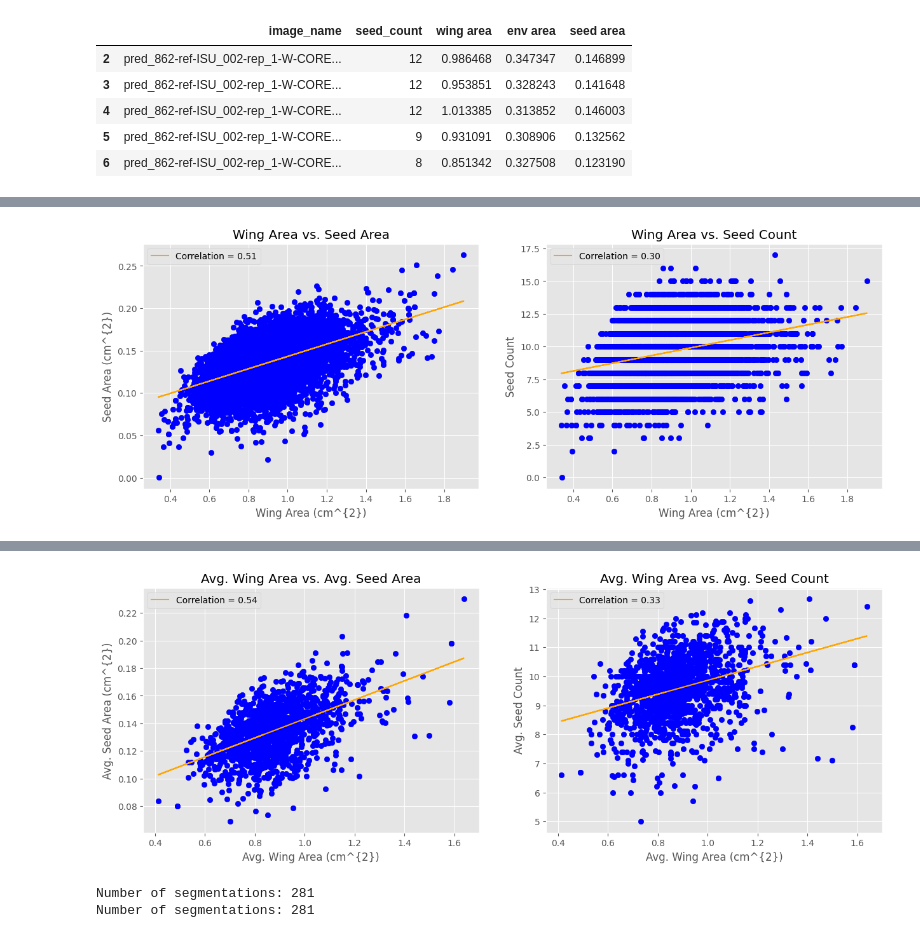
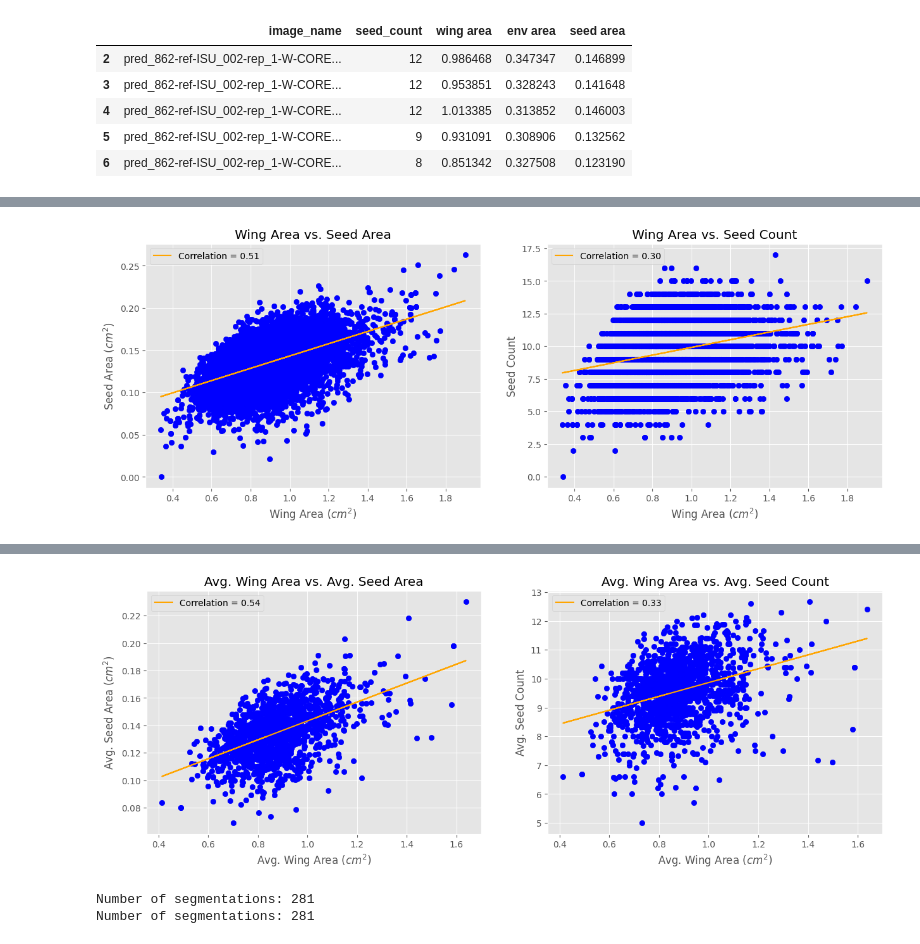
Before and after one commit to pikruse/pennycress-unet, a Jupyter notebook: notebooks/AddtlTrait.ipynb, the cells around one changed output, grey strips where cells are left out. Saved outputs shown, nothing was run; the diff lists cells and outputs as text; code cells hidden in the pictures.

```diff
--- a/notebooks/AddtlTrait.ipynb
+++ b/notebooks/AddtlTrait.ipynb
@@ -52,37 +52,37 @@ with plt.style.context('ggplot'):
 # plot correlations for averages
 # get lines of best fit for wing area vs. seed area and seed count
 area_slope, area_intercept = np.polyfit(measurements["wing area"], measurements["seed area"], 1)
 count_slope, count_intercept = np.polyfit(measurements["wing area"], measurements["seed_count"], 1)
 
 area_pearson = np.corrcoef(measurements["wing area"], measurements["seed area"])[0, 1]
 count_pearson = np.corrcoef(measurements["wing area"], measurements["seed_count"])[0, 1]
 
 # plot wing area vs. seed area and seed count
 with plt.style.context('ggplot'):
     fig, ax = plt.subplots(1, 2, figsize=(15, 5))
     ax[0].scatter(measurements["wing area"], measurements["seed area"], color = "blue")
     ax[0].plot(measurements["wing area"],
                area_slope * measurements["wing area"] + area_intercept,
                color = "orange",
                label = f"Correlation = {area_pearson:.2f}")
-    ax[0].set_xlabel("Wing Area (cm^{2})")
-    ax[0].set_ylabel("Seed Area (cm^{2})")
+    ax[0].set_xlabel("Wing Area ($cm^{2}$)")
+    ax[0].set_ylabel("Seed Area ($cm^{2}$)")
     ax[0].legend()
     ax[0].set_title("Wing Area vs. Seed Area")
 
     ax[1].scatter(measurements["wing area"], measurements["seed_count"], color = "blue")
     ax[1].plot(measurements["wing area"],
                count_slope * measurements["wing area"] + count_intercept,
                color = "orange",
                label = f"Correlation = {count_pearson:.2f}")
-    ax[1].set_xlabel("Wing Area (cm^{2})")
+    ax[1].set_xlabel("Wing Area ($cm^{2}$)")
     ax[1].set_ylabel("Seed Count")
     ax[1].legend()
     ax[1].set_title("Wing Area vs. Seed Count")
 
     plt.show()
 # %% [output]
-[figure, old version]
+[figure, new version]
 # %%
 # get average areas per genotype
 measurements["genotype"] = [name[:-6] for name in measurements["image_name"]]
@@ -119,8 +119,8 @@ with plt.style.context('ggplot'):
                area_slope * avg_measurements["avg_wing_area"] + area_intercept,
                color = "orange",
                label = f"Correlation = {area_pearson:.2f}")
-    ax[0].set_xlabel("Avg. Wing Area (cm^{2})")
-    ax[0].set_ylabel("Avg. Seed Area (cm^{2})")
+    ax[0].set_xlabel("Avg. Wing Area ($cm^{2}$)")
+    ax[0].set_ylabel("Avg. Seed Area ($cm^{2}$)")
     ax[0].legend()
     ax[0].set_title("Avg. Wing Area vs. Avg. Seed Area")
 
@@ -129,14 +129,14 @@ with plt.style.context('ggplot'):
                count_slope * avg_measurements["avg_wing_area"] + count_intercept,
                color = "orange",
                label = f"Correlation = {count_pearson:.2f}")
-    ax[1].set_xlabel("Avg. Wing Area (cm^{2})")
+    ax[1].set_xlabel("Avg. Wing Area ($cm^{2}$)")
     ax[1].set_ylabel("Avg. Seed Count")
     ax[1].legend()
     ax[1].set_title("Avg. Wing Area vs. Avg. Seed Count")
 
     plt.show()
 # %% [output]
-[figure, old version]
+[figure, new version]
 # %%
 # specify input / output directories
 img_path = '../data/train/train_images_by_pod/'
```
Also changed, not shown: parts of 2 cells of this notebook.
